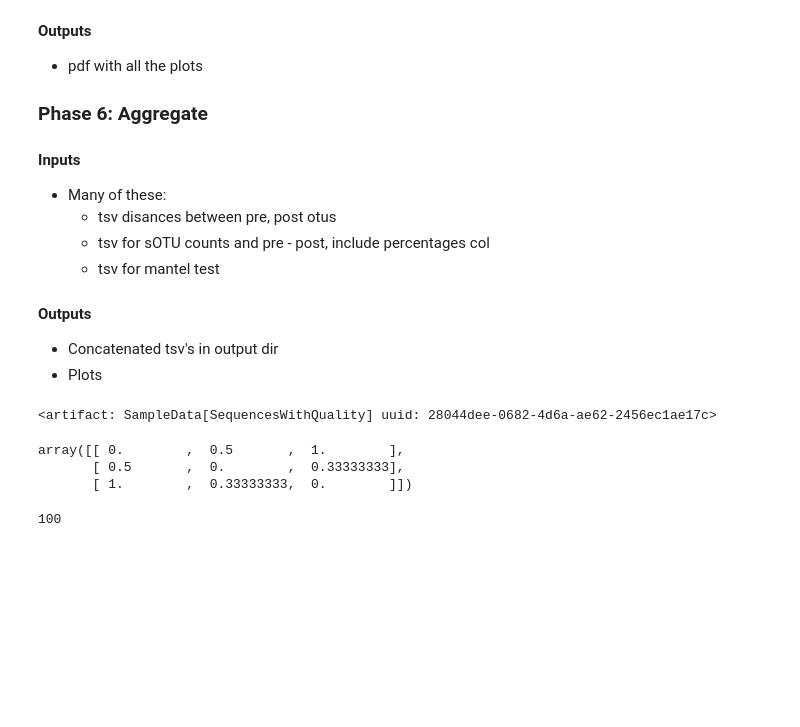
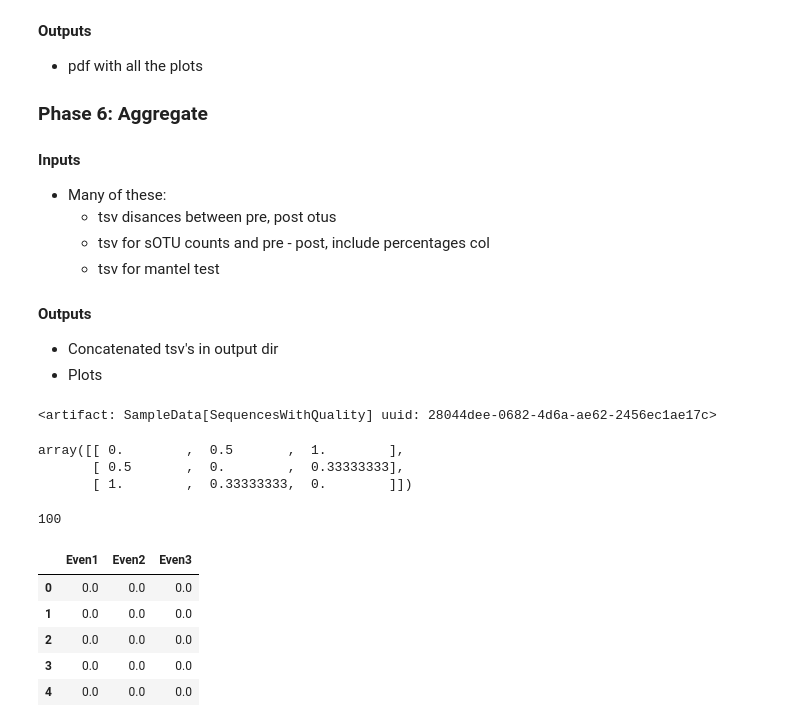
Before and after one commit to mahermassoud/deblur-testing, a Jupyter notebook: mock-pipeline.ipynb, the cells around one changed output. Saved outputs shown, nothing was run; the diff lists cells and outputs as text; code cells hidden in the pictures; blank space fills up the shorter version.

Commit message:
Function for count data, script for exporting data

```diff
--- a/mock-pipeline.ipynb
+++ b/mock-pipeline.ipynb
@@ -362,9 +362,3 @@ plt.suptitle("Distances for trim lengths", size=16)
 # %% [output]
 Text(0.5,0.98,'Distances for trim lengths')
 [figure]
-# %%
-from skbio.stats.distance import mantel
-
-# Now doing mantel tests between raw pre/post biom tables
-for i in range(pre_pt_table.shape[0])
-    r, p nsamp = mantel(pre_pt_table.iloc[i,3], pre_pt_table.iloc[i,4])
@@ -761,0 +772,13 @@ Artifact.import_
+# %%
+pre_sums = [total_read_counts(table) for table in pre_post_bioms[:,0]]
+# %%
+foo = pd.DataFrame(pre_sums, columns = pre_post_bioms[0,0].ids(axis="sample"))
+# %%
+foo - foo
+# %% [output]
+|  | Even1 | Even2 | Even3 |
+| 0 | 0.0 | 0.0 | 0.0 |
+| 1 | 0.0 | 0.0 | 0.0 |
+| 2 | 0.0 | 0.0 | 0.0 |
+| 3 | 0.0 | 0.0 | 0.0 |
+| 4 | 0.0 | 0.0 | 0.0 |
```
Also changed, not shown: parts of 4 cells of this notebook, 3 other files.
